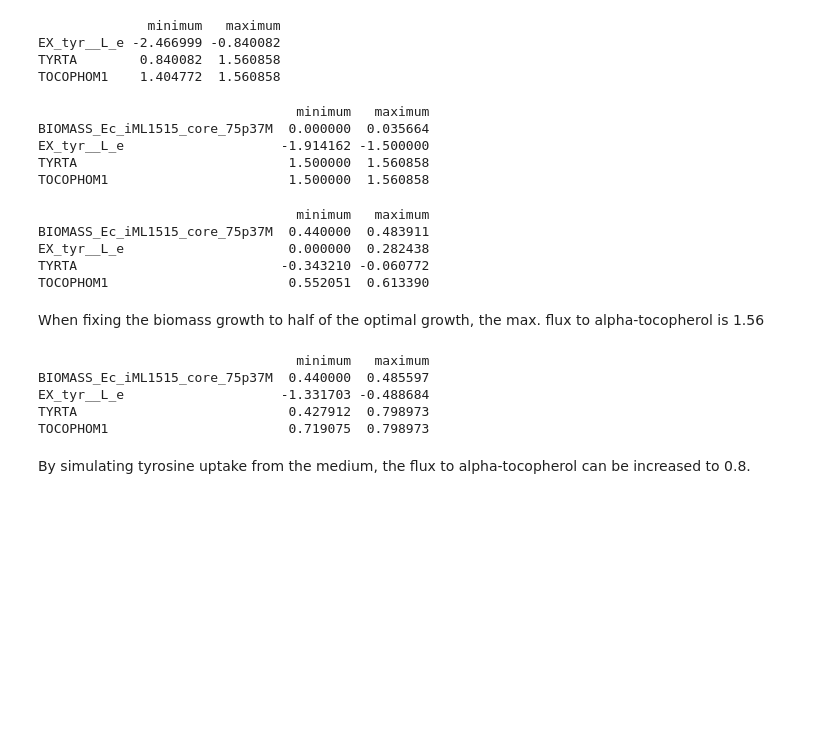
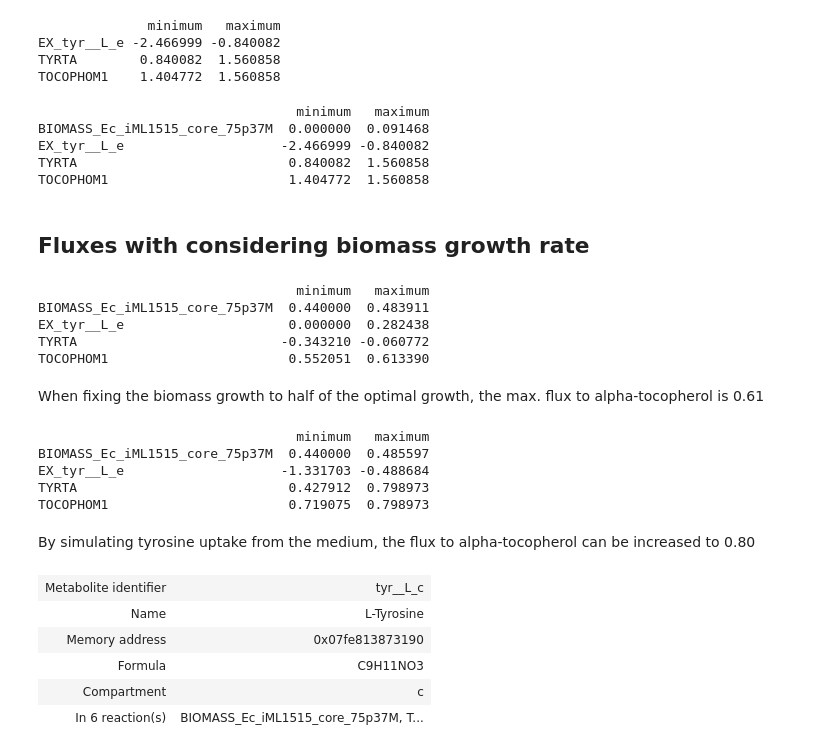
Before and after one commit to 27410/27410-group-assigment-group_2, a Jupyter notebook: 5_Exploring_fluxes.ipynb, the cells around one changed output. Drawn from its saved outputs; the diff is of its cells as text; code cells hidden in the pictures; blank space fills up the shorter version.

```diff
--- a/5_Exploring_fluxes.ipynb
+++ b/5_Exploring_fluxes.ipynb
@@ -156,16 +164,18 @@ TOCOPHOM1    1.404772  1.560858
 medium = model.medium
 with model:
     model.reactions.EX_tyr__L_e.lower_bound = -10
-    model.reactions.TYRTA.lower_bound = 1.5
+    #model.reactions.TYRTA.lower_bound = 1.5
     reactions_tt = [model.reactions.BIOMASS_Ec_iML1515_core_75p37M, model.reactions.EX_tyr__L_e, model.reactions.TYRTA, model.reactions.TOCOPHOM1]
     fva = flux_variability_analysis(model, reaction_list = reactions_tt, fraction_of_optimum=0.9)
 print(fva)
 # %% [output]
                                  minimum   maximum
-BIOMASS_Ec_iML1515_core_75p37M  0.000000  0.035664
-EX_tyr__L_e                    -1.914162 -1.500000
-TYRTA                           1.500000  1.560858
-TOCOPHOM1                       1.500000  1.560858
+BIOMASS_Ec_iML1515_core_75p37M  0.000000  0.091468
+EX_tyr__L_e                    -2.466999 -0.840082
+TYRTA                           0.840082  1.560858
+TOCOPHOM1                       1.404772  1.560858
+# %% [markdown]
+## Fluxes with considering biomass growth rate
 # %%
 medium = model.medium
 with model:
@@ -182,7 +190,7 @@ EX_tyr__L_e                     0.000000  0.282438
 TYRTA                          -0.343210 -0.060772
 TOCOPHOM1                       0.552051  0.613390
 # %% [markdown]
-When fixing the biomass growth to half of the optimal growth, the max. flux to alpha-tocopherol is 1.56
+When fixing the biomass growth to half of the optimal growth, the max. flux to alpha-tocopherol is 0.61
 # %%
 medium = model.medium
 with model:
@@ -199,4 +206,13 @@ EX_tyr__L_e                    -1.331703 -0.488684
 TYRTA                           0.427912  0.798973
 TOCOPHOM1                       0.719075  0.798973
 # %% [markdown]
-By simulating tyrosine uptake from the medium, the flux to alpha-tocopherol can be increased to 0.8.
+By simulating tyrosine uptake from the medium, the flux to alpha-tocopherol can be increased to 0.80
+# %%
+model.metabolites.tyr__L_c
+# %% [output]
+| Metabolite identifier | tyr__L_c |
+| Name | L-Tyrosine |
+| Memory address | 0x07fe813873190 |
+| Formula | C9H11NO3 |
+| Compartment | c |
+| In 6 reaction(s) | BIOMASS_Ec_iML1515_core_75p37M, T... |
```
Also changed, not shown: parts of 12 cells of this notebook.
